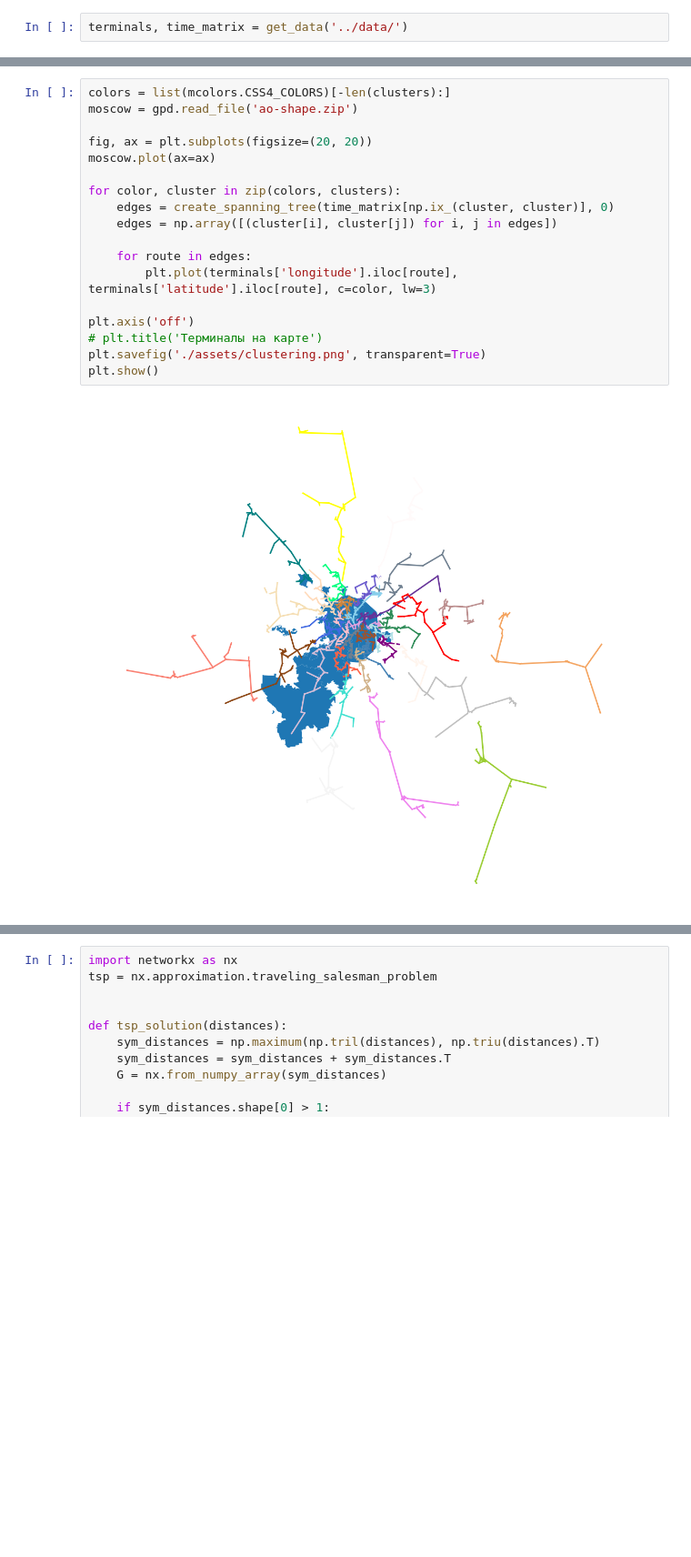
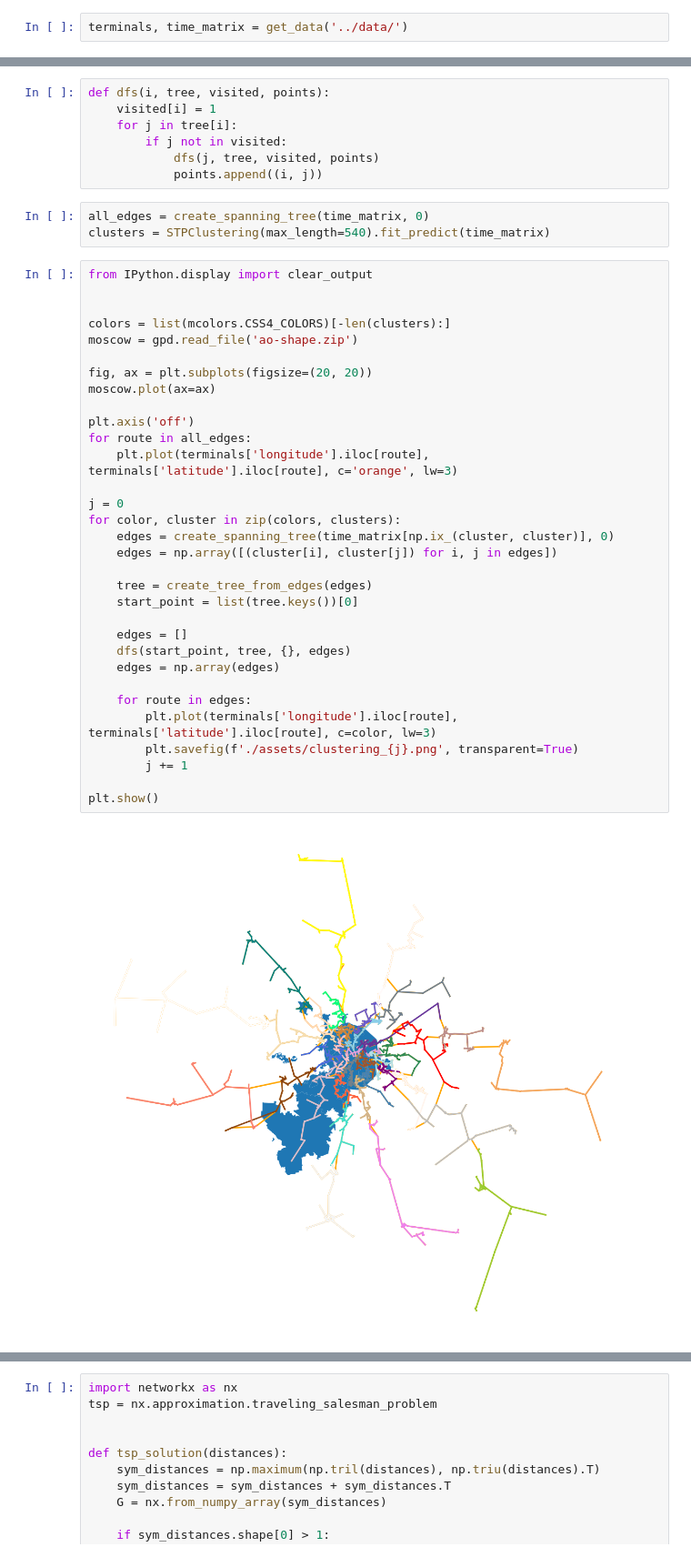
Before and after one commit to black-boomerang/armored-truck-routes, a Jupyter notebook: notebooks/stp_clustering.ipynb, the cells around one changed output, grey strips where cells are left out. Shown at 91% size. Cells and saved outputs as stored; diff of their text form; blank space fills up the shorter version.

```diff
--- a/notebooks/stp_clustering.ipynb
+++ b/notebooks/stp_clustering.ipynb
@@ -89,23 +76,47 @@ def create_spanning_tree(graph, starting_vertex):
 
     mst = np.array(mst)
     return mst
+# %%
+def dfs(i, tree, visited, points):
+    visited[i] = 1
+    for j in tree[i]:
+        if j not in visited:
+            dfs(j, tree, visited, points)
+            points.append((i, j))
+# %%
+all_edges = create_spanning_tree(time_matrix, 0)
+clusters = STPClustering(max_length=540).fit_predict(time_matrix)
 # %%
+from IPython.display import clear_output
+
+
 colors = list(mcolors.CSS4_COLORS)[-len(clusters):]
 moscow = gpd.read_file('ao-shape.zip')
 
 fig, ax = plt.subplots(figsize=(20, 20))
 moscow.plot(ax=ax)
 
+plt.axis('off')
+for route in all_edges:
+    plt.plot(terminals['longitude'].iloc[route], terminals['latitude'].iloc[route], c='orange', lw=3)
+
+j = 0
 for color, cluster in zip(colors, clusters):
     edges = create_spanning_tree(time_matrix[np.ix_(cluster, cluster)], 0)
     edges = np.array([(cluster[i], cluster[j]) for i, j in edges])
 
+    tree = create_tree_from_edges(edges)
+    start_point = list(tree.keys())[0]
+
+    edges = []
+    dfs(start_point, tree, {}, edges)
+    edges = np.array(edges)
+
     for route in edges:
         plt.plot(terminals['longitude'].iloc[route], terminals['latitude'].iloc[route], c=color, lw=3)
+        plt.savefig(f'./assets/clustering_{j}.png', transparent=True)
+        j += 1
 
-plt.axis('off')
-# plt.title('Терминалы на карте')
-plt.savefig('./assets/clustering.png', transparent=True)
 plt.show()
 # %% [output]
-[figure, old version]
+[figure, new version]
```
Also changed, not shown: parts of 8 cells of this notebook, 3 other files.
